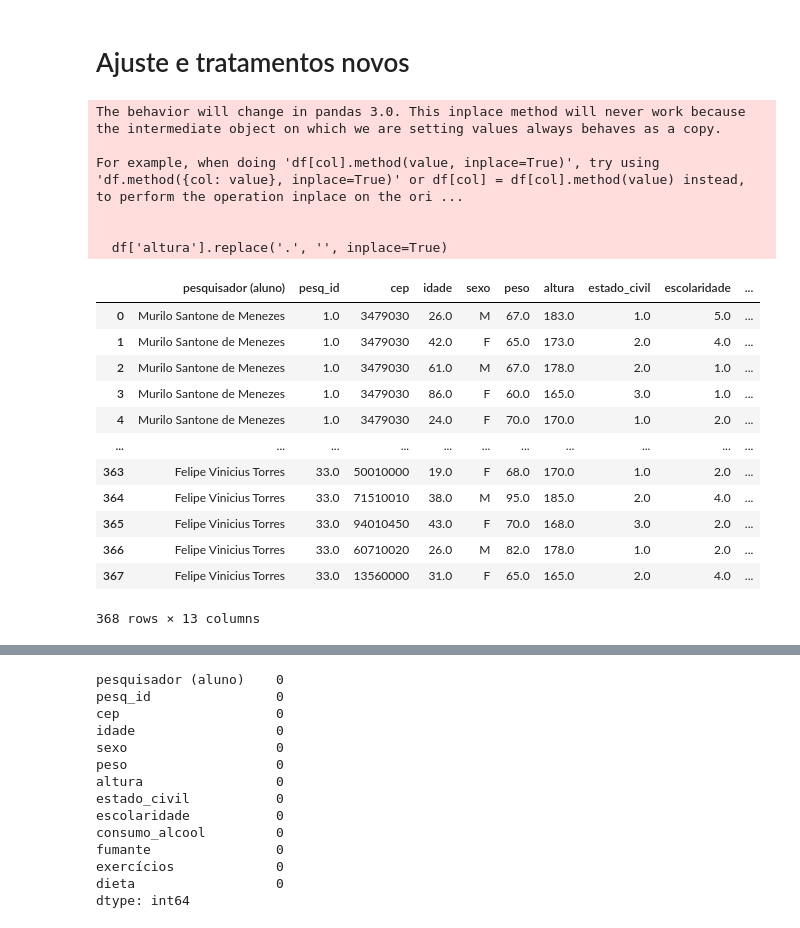
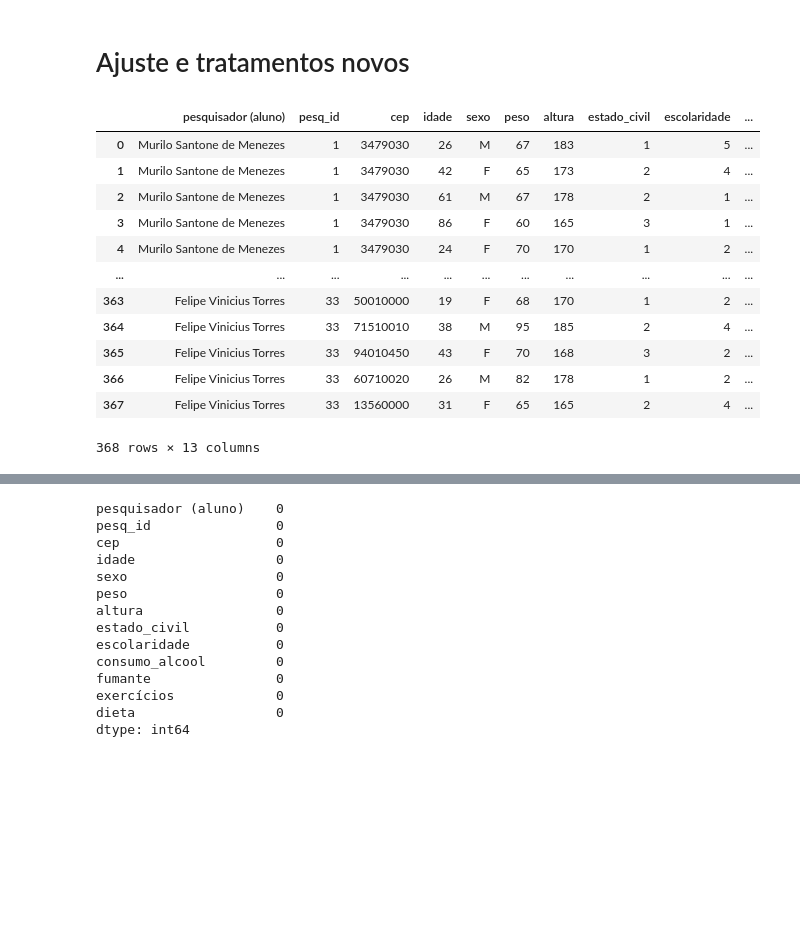
Before and after one commit to renatocostaprojetos/Applied-Statistics, a Jupyter notebook: grupo_dsa.ipynb, the cells around one changed output, grey strips where cells are left out. Cells and saved outputs as stored; diff of their text form; code cells hidden in the pictures; blank space fills up the shorter version.

```diff
--- a/grupo_dsa.ipynb
+++ b/grupo_dsa.ipynb
@@ -19,32 +20,39 @@ from scipy.stats import norm, shapiro, normaltest, probplot, chi2_contingency
 df = pd.read_excel('C:\\GitHub\\Applied Statistics\\PESQUISA-DSA29.xlsx')
 # %% [markdown]
 # Ajuste e tratamentos novos
-# %%
-df= df.drop(["Unnamed: 13","Unnamed: 14","Unnamed: 15","Unnamed: 16","Unnamed: 17","Unnamed: 18"], axis=1)
-df['altura'].replace('.', '', inplace=True)
-df = df.dropna()
-df['sexo'] = df['sexo'].map(str.strip)
-df.head(500)
-# %% [output]
-The behavior will change in pandas 3.0. This inplace method will never work because the intermediate object on which we are setting values always behaves as a copy.
-
-For example, when doing 'df[col].method(value, inplace=True)', try using 'df.method({col: value}, inplace=True)' or df[col] = df[col].method(value) instead, to perform the operation inplace on the ori ...
-
-
-  df['altura'].replace('.', '', inplace=True)
-|  | pesquisador (aluno) | pesq_id | cep | idade | sexo | peso | altura | estado_civil | escolaridade | ... |
-| 0 | Murilo Santone de Menezes | 1.0 | 3479030 | 26.0 | M | 67.0 | 183.0 | 1.0 | 5.0 | ... |
-| 1 | Murilo Santone de Menezes | 1.0 | 3479030 | 42.0 | F | 65.0 | 173.0 | 2.0 | 4.0 | ... |
-| 2 | Murilo Santone de Menezes | 1.0 | 3479030 | 61.0 | M | 67.0 | 178.0 | 2.0 | 1.0 | ... |
-| 3 | Murilo Santone de Menezes | 1.0 | 3479030 | 86.0 | F | 60.0 | 165.0 | 3.0 | 1.0 | ... |
-| 4 | Murilo Santone de Menezes | 1.0 | 3479030 | 24.0 | F | 70.0 | 170.0 | 1.0 | 2.0 | ... |
-| ... | ... | ... | ... | ... | ... | ... | ... | ... | ... | ... |
-| 363 | Felipe Vinicius Torres | 33.0 | 50010000 | 19.0 | F | 68.0 | 170.0 | 1.0 | 2.0 | ... |
-| 364 | Felipe Vinicius Torres | 33.0 | 71510010 | 38.0 | M | 95.0 | 185.0 | 2.0 | 4.0 | ... |
-| 365 | Felipe Vinicius Torres | 33.0 | 94010450 | 43.0 | F | 70.0 | 168.0 | 3.0 | 2.0 | ... |
-| 366 | Felipe Vinicius Torres | 33.0 | 60710020 | 26.0 | M | 82.0 | 178.0 | 1.0 | 2.0 | ... |
-| 367 | Felipe Vinicius Torres | 33.0 | 13560000 | 31.0 | F | 65.0 | 165.0 | 2.0 | 4.0 | ... |
-368 rows × 13 columns
+# %%
+df= df.drop(["Unnamed: 13","Unnamed: 14","Unnamed: 15","Unnamed: 16","Unnamed: 17","Unnamed: 18"], axis=1)
+df = df.dropna()
+
+df['pesquisador (aluno)'] = df['pesquisador (aluno)'].astype('str')
+df['pesq_id'] =  df['pesq_id'].astype('int64')
+df['idade'] =  df['idade'].astype('int64')
+df['sexo'] = df['sexo'].astype(str)
+df['peso'] =  df['peso'].astype('int64')
+df['altura'] =  df['altura'].astype('int64')
+df['estado_civil'] =  df['estado_civil'].astype('int64')
+df['escolaridade'] =  df['escolaridade'].astype('int64')
+df['consumo_alcool'] =  df['consumo_alcool'].astype('int64')
+df['fumante'] =  df['fumante'].astype('int64')
+df['exercícios'] =  df['exercícios'].astype('int64')
+df['dieta'] =  df['dieta'].astype('int64')
+
+df['sexo'] = df['sexo'].map(str.strip)
+df.head(500)
+# %% [output]
+|  | pesquisador (aluno) | pesq_id | cep | idade | sexo | peso | altura | estado_civil | escolaridade | ... |
+| 0 | Murilo Santone de Menezes | 1 | 3479030 | 26 | M | 67 | 183 | 1 | 5 | ... |
+| 1 | Murilo Santone de Menezes | 1 | 3479030 | 42 | F | 65 | 173 | 2 | 4 | ... |
+| 2 | Murilo Santone de Menezes | 1 | 3479030 | 61 | M | 67 | 178 | 2 | 1 | ... |
+| 3 | Murilo Santone de Menezes | 1 | 3479030 | 86 | F | 60 | 165 | 3 | 1 | ... |
+| 4 | Murilo Santone de Menezes | 1 | 3479030 | 24 | F | 70 | 170 | 1 | 2 | ... |
+| ... | ... | ... | ... | ... | ... | ... | ... | ... | ... | ... |
+| 363 | Felipe Vinicius Torres | 33 | 50010000 | 19 | F | 68 | 170 | 1 | 2 | ... |
+| 364 | Felipe Vinicius Torres | 33 | 71510010 | 38 | M | 95 | 185 | 2 | 4 | ... |
+| 365 | Felipe Vinicius Torres | 33 | 94010450 | 43 | F | 70 | 168 | 3 | 2 | ... |
+| 366 | Felipe Vinicius Torres | 33 | 60710020 | 26 | M | 82 | 178 | 1 | 2 | ... |
+| 367 | Felipe Vinicius Torres | 33 | 13560000 | 31 | F | 65 | 165 | 2 | 4 | ... |
+368 rows × 13 columns
 # %%
 df.info()
 # %% [output]
```
Also changed, not shown: parts of 12 cells of this notebook.
